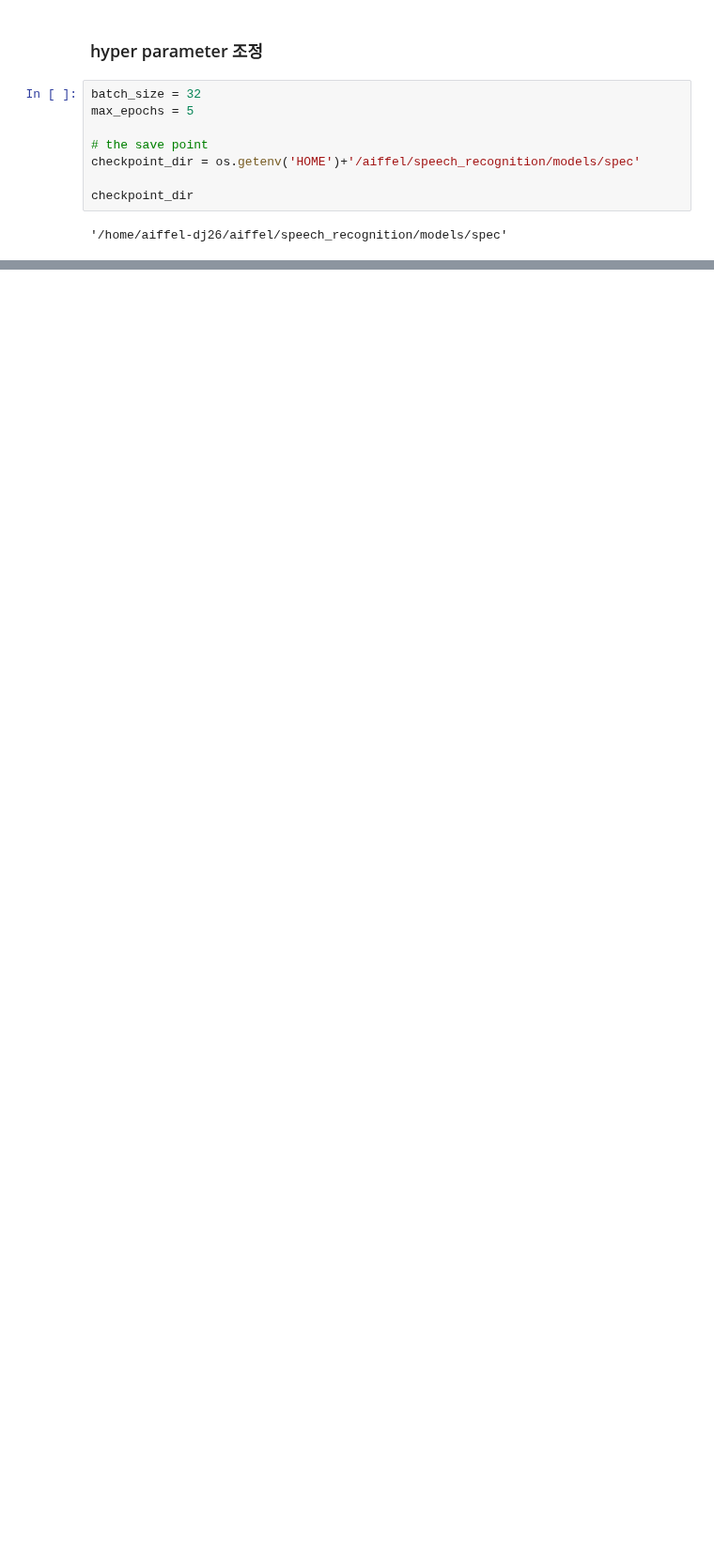
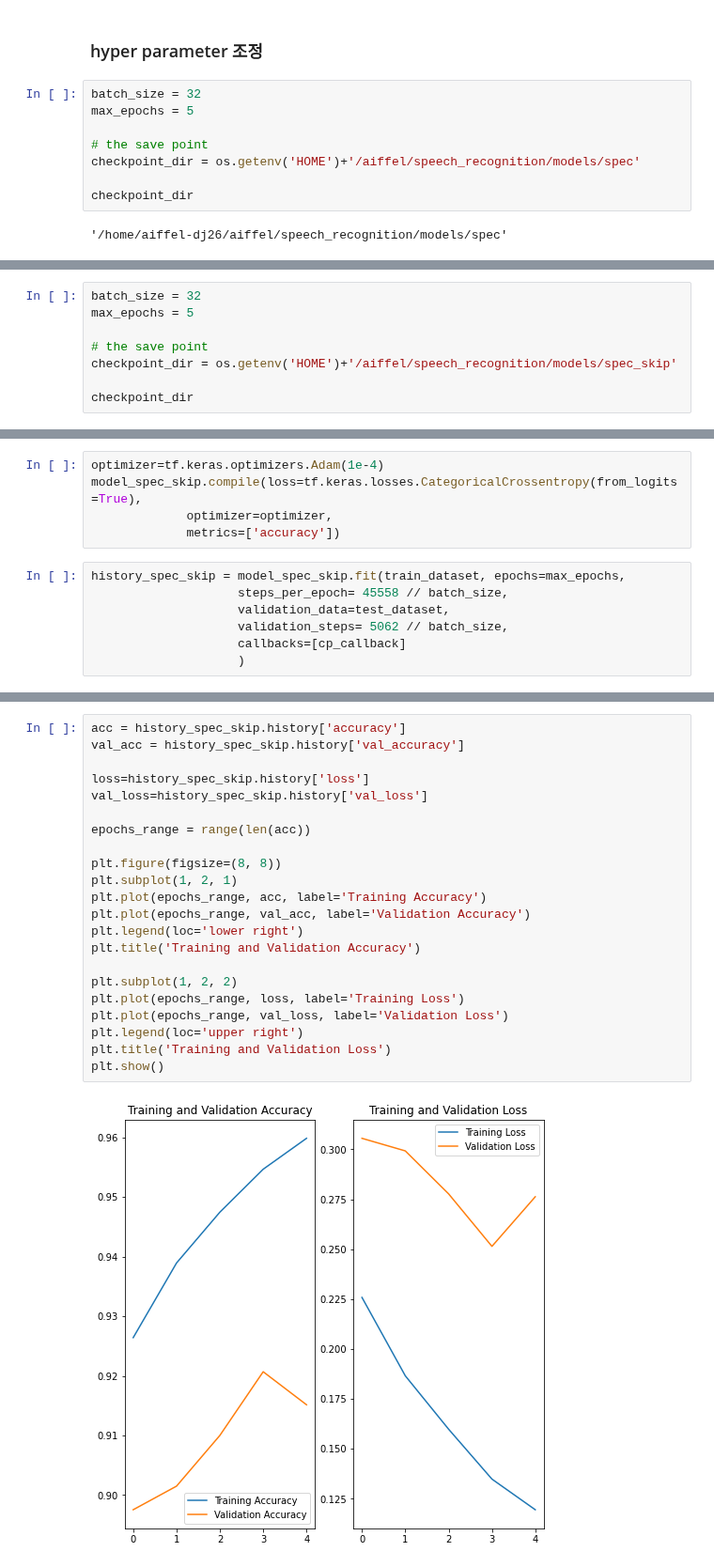
Before and after one commit to miinkang/AI_Project_AIFFEL, a Jupyter notebook: [E-05]spectrogram_classification.ipynb, the cells around one changed output, grey strips where cells are left out. Shown at 94% size. Cells and saved outputs as stored; diff of their text form; blank space fills up the shorter version.

```diff
--- a/[E-05]spectrogram_classification.ipynb
+++ b/[E-05]spectrogram_classification.ipynb
@@ -532,0 +727,8 @@ TypeError: in user code:
+# %%
+batch_size = 32
+max_epochs = 5
+
+# the save point
+checkpoint_dir = os.getenv('HOME')+'/aiffel/speech_recognition/models/spec_skip'
+
+checkpoint_dir
@@ -532,0 +737,12 @@ TypeError: in user code:
+# %%
+optimizer=tf.keras.optimizers.Adam(1e-4)
+model_spec_skip.compile(loss=tf.keras.losses.CategoricalCrossentropy(from_logits=True),
+             optimizer=optimizer,
+             metrics=['accuracy'])
+# %%
+history_spec_skip = model_spec_skip.fit(train_dataset, epochs=max_epochs,
+                    steps_per_epoch= 45558 // batch_size,
+                    validation_data=test_dataset,
+                    validation_steps= 5062 // batch_size,
+                    callbacks=[cp_callback]
+                    )
@@ -532,0 +765,24 @@ TypeError: in user code:
+# %%
+acc = history_spec_skip.history['accuracy']
+val_acc = history_spec_skip.history['val_accuracy']
+
+loss=history_spec_skip.history['loss']
+val_loss=history_spec_skip.history['val_loss']
+
+epochs_range = range(len(acc))
+
+plt.figure(figsize=(8, 8))
+plt.subplot(1, 2, 1)
+plt.plot(epochs_range, acc, label='Training Accuracy')
+plt.plot(epochs_range, val_acc, label='Validation Accuracy')
+plt.legend(loc='lower right')
+plt.title('Training and Validation Accuracy')
+
+plt.subplot(1, 2, 2)
+plt.plot(epochs_range, loss, label='Training Loss')
+plt.plot(epochs_range, val_loss, label='Validation Loss')
+plt.legend(loc='upper right')
+plt.title('Training and Validation Loss')
+plt.show()
+# %% [output]
+[figure, added]
```
Also changed, not shown: parts of 52 cells of this notebook.
